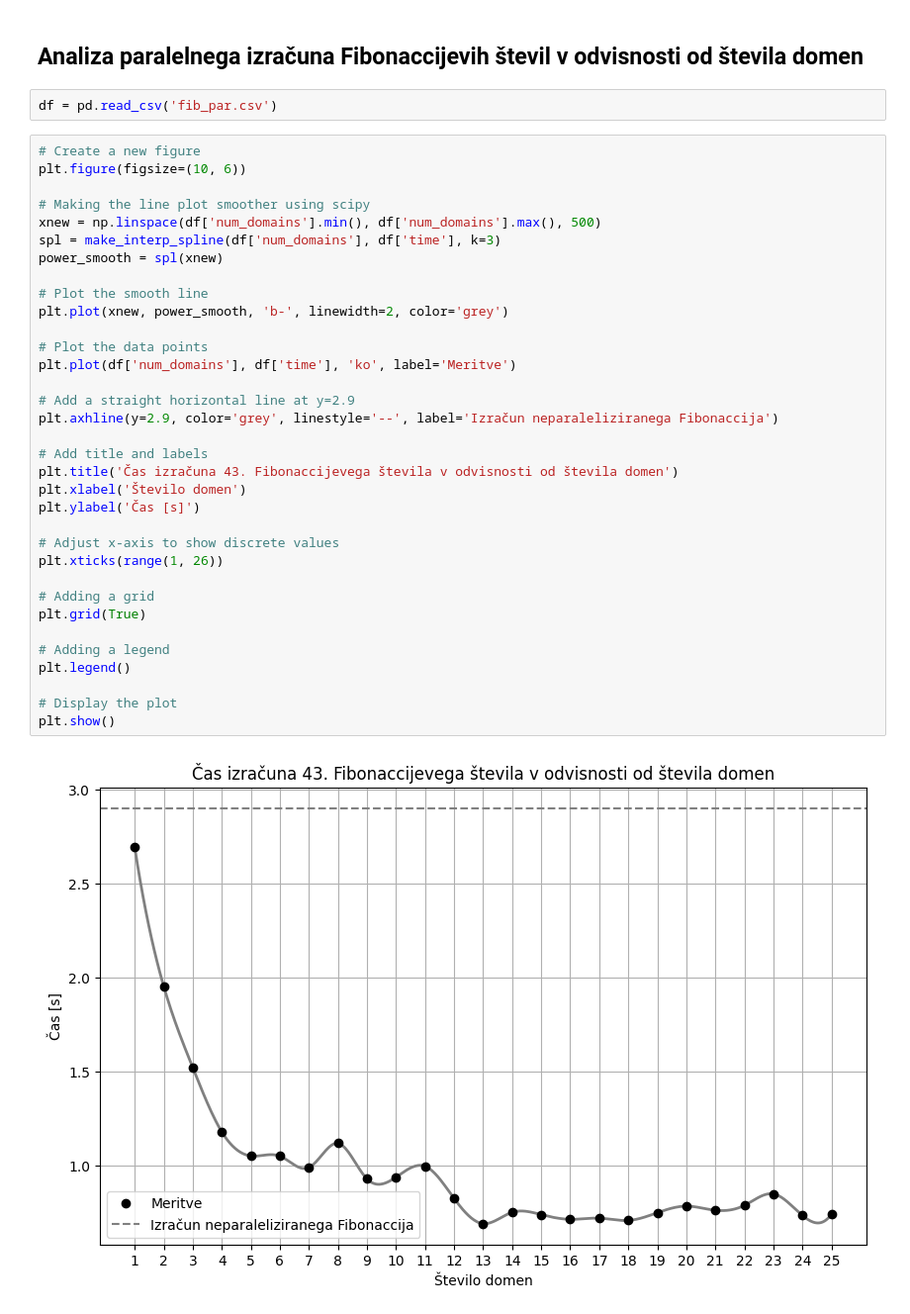
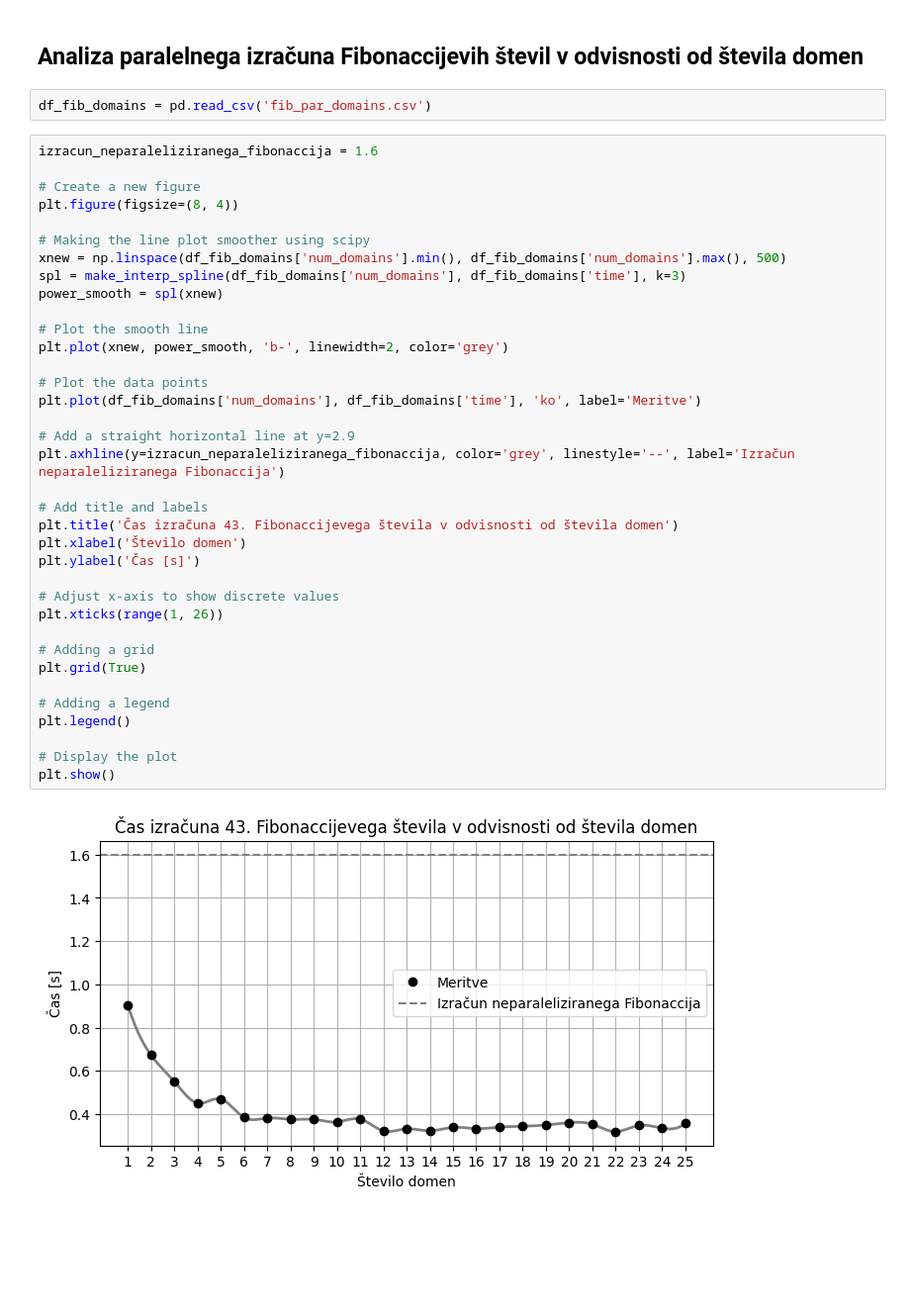
Before and after one commit to tjazerzen/Avtomatska-paralelizacija-v-OCamlu, a Jupyter notebook: playground/graph/computation_time_analysis/computation_time_analysis.ipynb, the cells around one changed output. Shown at 99% size. Cells and saved outputs as stored; diff of their text form; blank space fills up the shorter version.

Commit message:
Showcase the measurments from the previous commits into a graph

```diff
--- a/playground/graph/computation_time_analysis/computation_time_analysis.ipynb
+++ b/playground/graph/computation_time_analysis/computation_time_analysis.ipynb
@@ -6,40 +8,42 @@ import numpy as np
 # %% [markdown]
 ## Analiza paralelnega izračuna Fibonaccijevih števil v odvisnosti od števila domen
 # %%
-df = pd.read_csv('fib_par.csv')
+df_fib_domains = pd.read_csv('fib_par_domains.csv')
 # %%
+izracun_neparaleliziranega_fibonaccija = 1.6
+
 # Create a new figure
-plt.figure(figsize=(10, 6))
+plt.figure(figsize=(8, 4))
 
 # Making the line plot smoother using scipy
-xnew = np.linspace(df['num_domains'].min(), df['num_domains'].max(), 500)
-spl = make_interp_spline(df['num_domains'], df['time'], k=3)
+xnew = np.linspace(df_fib_domains['num_domains'].min(), df_fib_domains['num_domains'].max(), 500)
+spl = make_interp_spline(df_fib_domains['num_domains'], df_fib_domains['time'], k=3)
 power_smooth = spl(xnew)
 
 # Plot the smooth line
 plt.plot(xnew, power_smooth, 'b-', linewidth=2, color='grey')
 
 # Plot the data points
-plt.plot(df['num_domains'], df['time'], 'ko', label='Meritve')
+plt.plot(df_fib_domains['num_domains'], df_fib_domains['time'], 'ko', label='Meritve')
 
 # Add a straight horizontal line at y=2.9
-plt.axhline(y=2.9, color='grey', linestyle='--', label='Izračun neparaleliziranega Fibonaccija')
+plt.axhline(y=izracun_neparaleliziranega_fibonaccija, color='grey', linestyle='--', label='Izračun neparaleliziranega Fibonaccija')
 
 # Add title and labels
 plt.title('Čas izračuna 43. Fibonaccijevega števila v odvisnosti od števila domen')
 plt.xlabel('Število domen')
 plt.ylabel('Čas [s]')
 
 # Adjust x-axis to show discrete values
 plt.xticks(range(1, 26))
 
 # Adding a grid
 plt.grid(True)
 
 # Adding a legend
 plt.legend()
 
 # Display the plot
 plt.show()
 # %% [output]
-[figure, old version]
+[figure, new version]
```
Also changed, not shown: parts of 5 cells of this notebook.
